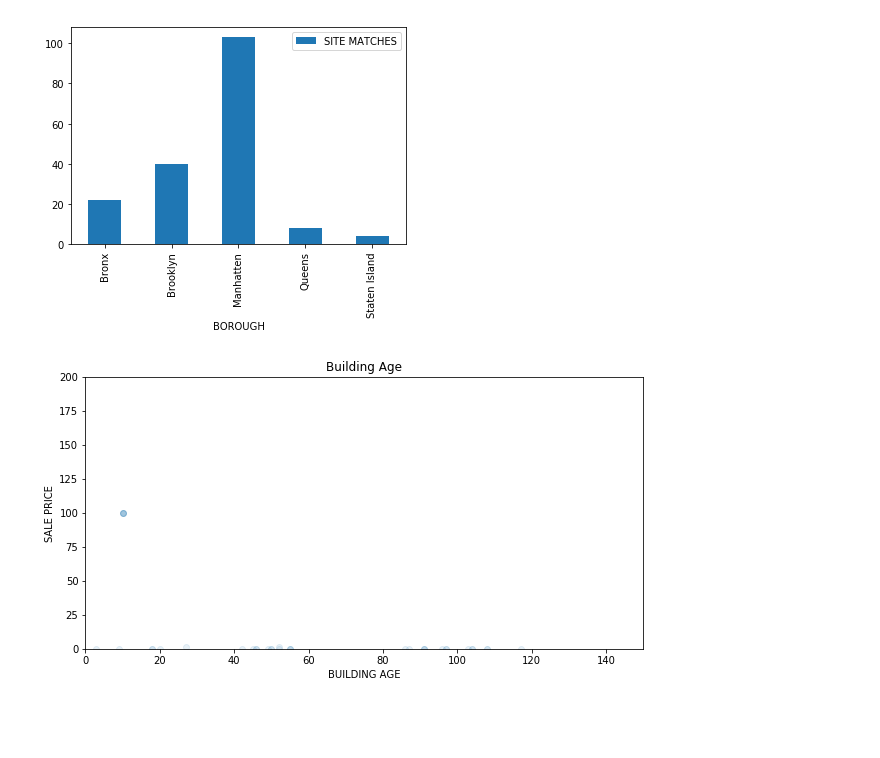
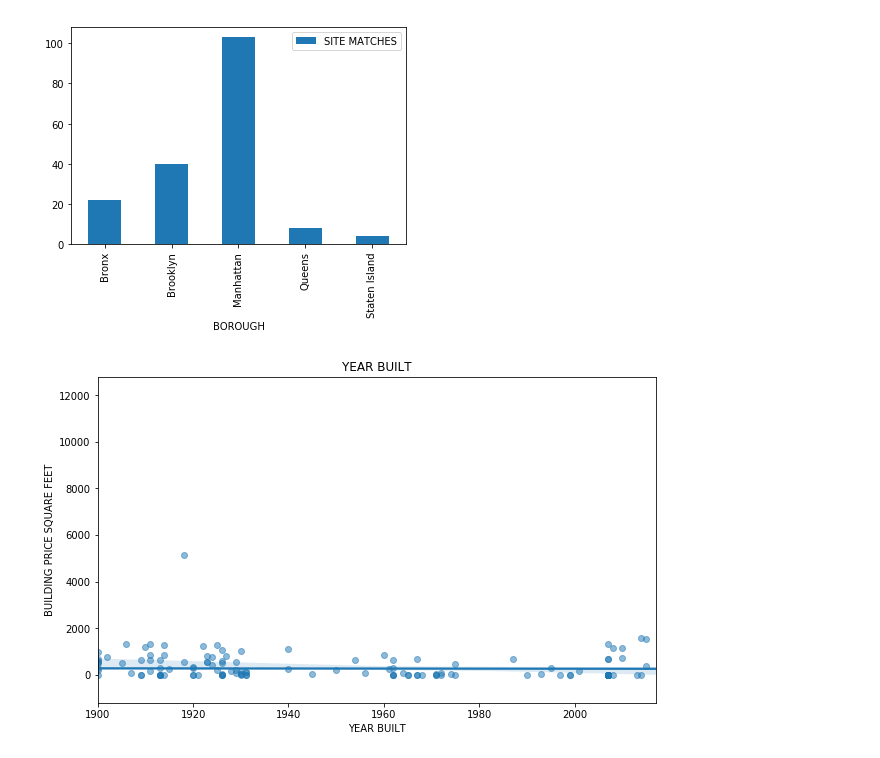
Before and after one commit to CyEdmonds/Project-1, a Jupyter notebook: nyc_roughdraft.ipynb, the cells around one changed output. Saved outputs shown, nothing was run; the diff lists cells and outputs as text; code cells hidden in the pictures; blank space fills up the shorter version.

```diff
--- a/nyc_roughdraft.ipynb
+++ b/nyc_roughdraft.ipynb
@@ -31,7 +31,7 @@ nyc_data["BOROUGH"].value_counts()
 Name: BOROUGH, dtype: int64
 # %%
 #Francis: now that we know the code of our Borough, let's assign each number to its Borough
-nyc_data['BOROUGH'][nyc_data['BOROUGH'] == 1] = 'Manhatten'
+nyc_data['BOROUGH'][nyc_data['BOROUGH'] == 1] = 'Manhattan'
 nyc_data['BOROUGH'][nyc_data['BOROUGH'] == 2] = 'Bronx'
 nyc_data['BOROUGH'][nyc_data['BOROUGH'] == 3] = 'Brooklyn'
 nyc_data['BOROUGH'][nyc_data['BOROUGH'] == 4] = 'Queens'
@@ -178,12 +176,13 @@ nyc_barplot_df.plot.bar(x=None, y=None,)
 # %%
 #Looking at the sales prices and the age of building.
 
 nyc_property['BUILDING AGE'] = 2017 - nyc_property['YEAR BUILT']
-plt.figure(figsize=(10,5))
-sns.regplot(x='BUILDING AGE', y='SALE PRICE', data=nyc_property, fit_reg=False, scatter_kws={'alpha':0.1})
-plt.title('Building Age')
-plt.ylim(0, 200)
-plt.xlim(0, 150)
+nyc_property['BUILDING PRICE SQUARE FEET'] = nyc_property['SALE PRICE']/nyc_property['GROSS SQUARE FEET']
+plt.figure(figsize=(10,6))
+sns.regplot(x='YEAR BUILT', y='BUILDING PRICE SQUARE FEET', data=nyc_property, fit_reg=True, scatter_kws={'alpha':0.5})
+plt.title('YEAR BUILT')
+#plt.ylim(0, 200000000)
+plt.xlim(1900, 2017)
 plt.show()
 # %% [output]
-[figure, old version]
+[figure, new version]
```
Also changed, not shown: parts of 7 cells of this notebook, 1 other file.
